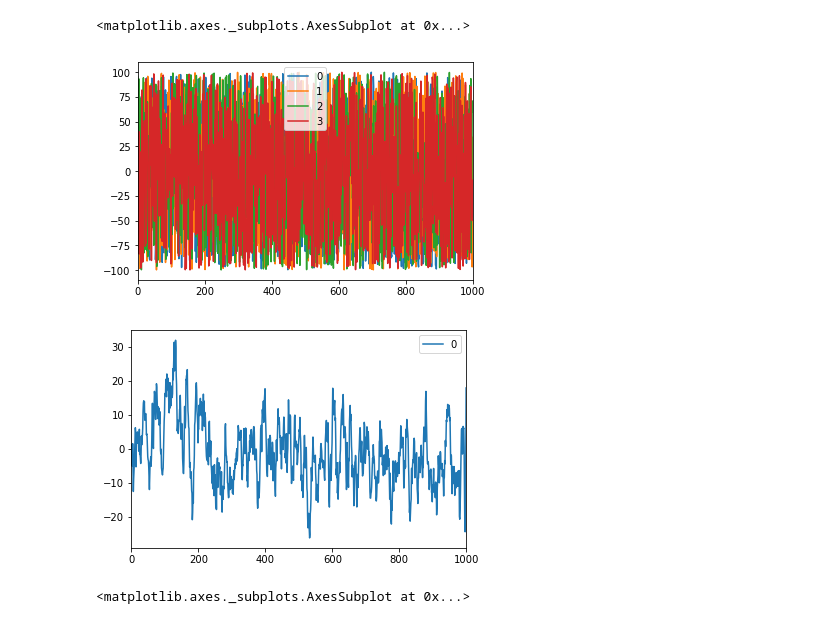
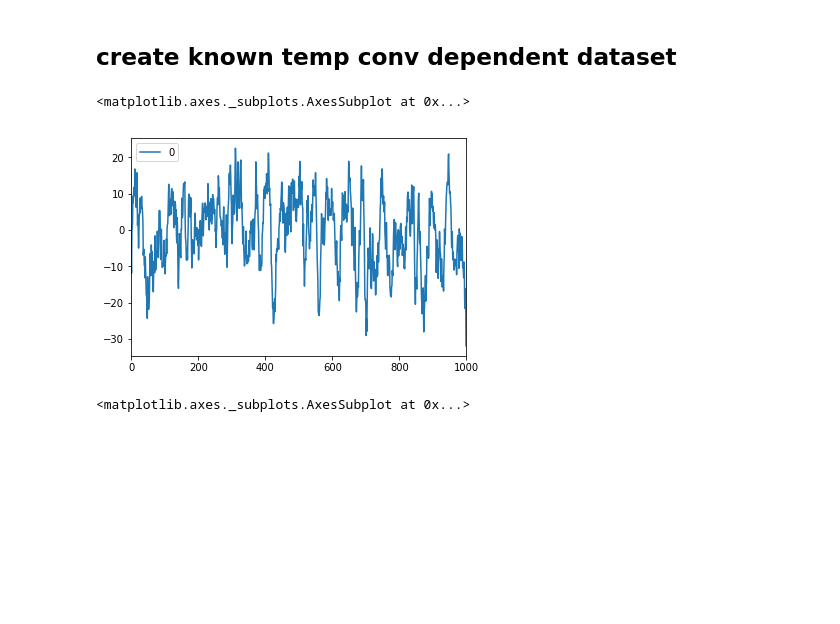
Before and after one commit to coxlab/v1-decoder, a Jupyter notebook: gen_temp_dep_data.ipynb, the cells around one changed output. Saved outputs shown, nothing was run; the diff lists cells and outputs as text; code cells hidden in the pictures; blank space fills up the shorter version.

```diff
--- a/gen_temp_dep_data.ipynb
+++ b/gen_temp_dep_data.ipynb
@@ -3,22 +3,22 @@ import numpy as np
 import pandas as pd
 %matplotlib inline
 import h5py
+# %% [markdown]
+## create known temp conv dependent dataset
 # %%
 X = np.random.uniform(-100,100,size=(1000,4))
 
 y = []
 for idx in range(X.shape[0]):
     y.append(np.mean(X[idx:idx+10, :]))
 
 y = np.array(y)
 df_X = pd.DataFrame(X)
 df_y = pd.DataFrame(y)
-df_X.plot()
 df_y.plot()
 # %% [output]
 <matplotlib.axes._subplots.AxesSubplot at 0x...>
-[figure, old version]
+[figure, new version]
-[figure, removed]
 # %%
 X_file = h5py.File('datasets/synth_X', 'w')
 X_file.create_dataset('X', data=X)
```
Also changed, not shown: parts of 3 cells of this notebook, 1 other file.
